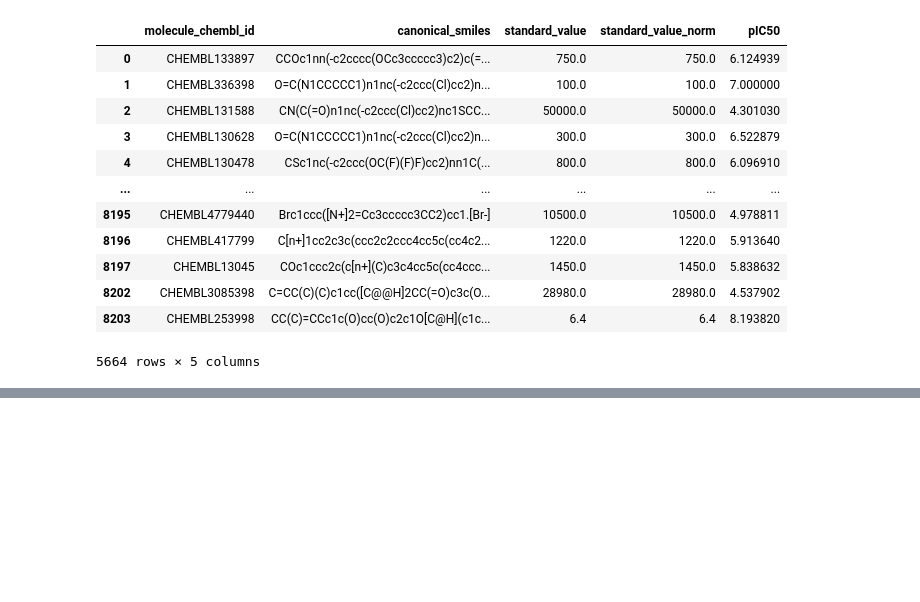
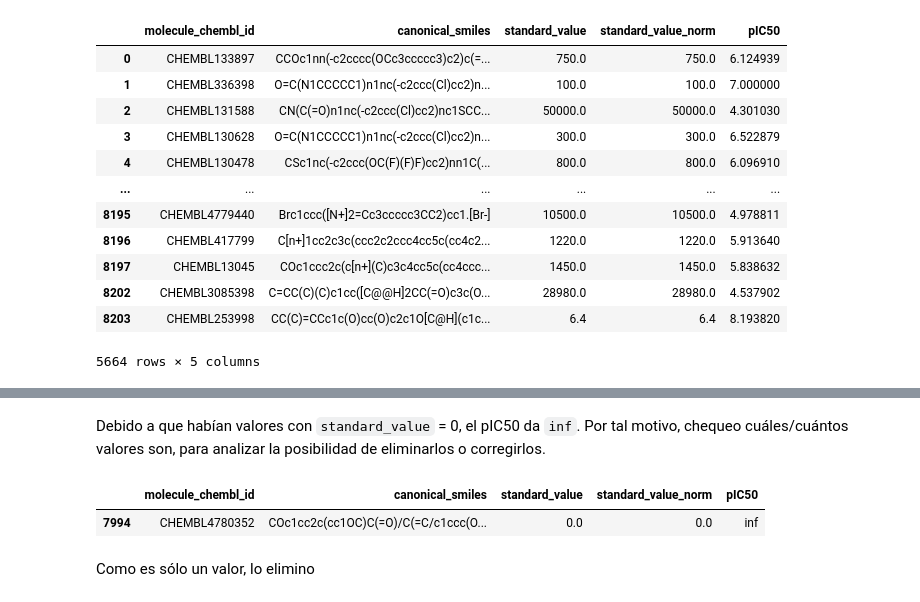
Before and after one commit to jpvidela/diplo_dl-bioinformatics, a Jupyter notebook: 001_Data_retrieve.ipynb, the cells around one changed output, grey strips where cells are left out. Saved outputs shown, nothing was run; the diff lists cells and outputs as text; code cells hidden in the pictures; blank space fills up the shorter version.

```diff
--- a/001_Data_retrieve.ipynb
+++ b/001_Data_retrieve.ipynb
@@ -148,0 +165,9 @@ df
+# %% [markdown]
+Debido a que habían valores con `standard_value` = 0, el pIC50 da `inf`. Por tal motivo, chequeo cuáles/cuántos valores son, para analizar la posibilidad de eliminarlos o corregirlos.
+# %%
+df[np.isinf(df.pIC50)]
+# %% [output]
+|  | molecule_chembl_id | canonical_smiles | standard_value | standard_value_norm | pIC50 |
+| 7994 | CHEMBL4780352 | COc1cc2c(cc1OC)C(=O)/C(=C/c1ccc(O... | 0.0 | 0.0 | inf |
+# %% [markdown]
+Como es sólo un valor, lo elimino
```
Also changed, not shown: parts of 4 cells of this notebook.
